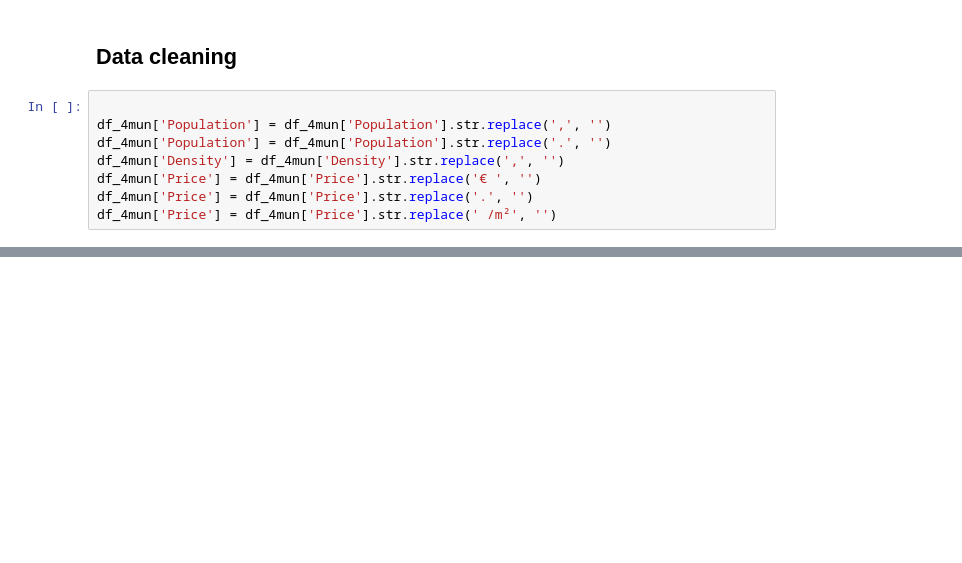
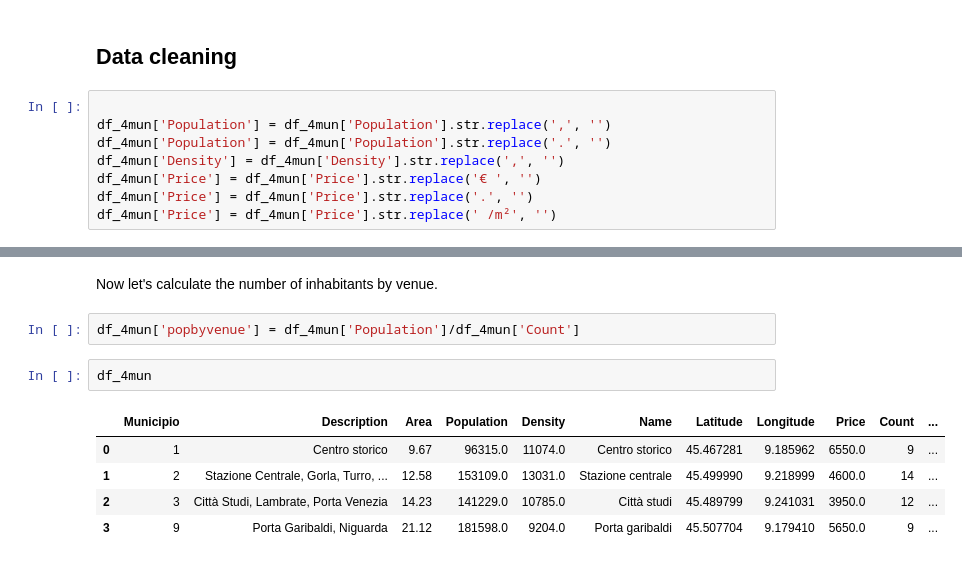
Before and after one commit to it40093/applied_data_science, a Jupyter notebook: 2. The Battle of Neighborhoods.ipynb, the cells around one changed output, grey strips where cells are left out. Drawn from its saved outputs; the diff is of its cells as text; blank space fills up the shorter version.

```diff
--- a/2. The Battle of Neighborhoods.ipynb
+++ b/2. The Battle of Neighborhoods.ipynb
@@ -478,0 +479,12 @@ df_4mun
+# %% [markdown]
+Now let's calculate the number of inhabitants by venue.
+# %%
+df_4mun['popbyvenue'] = df_4mun['Population']/df_4mun['Count']
+# %%
+df_4mun
+# %% [output]
+|  | Municipio | Description | Area | Population | Density | Name | Latitude | Longitude | Price | Count | ... |
+| 0 | 1 | Centro storico | 9.67 | 96315.0 | 11074.0 | Centro storico | 45.467281 | 9.185962 | 6550.0 | 9 | ... |
+| 1 | 2 | Stazione Centrale, Gorla, Turro, ... | 12.58 | 153109.0 | 13031.0 | Stazione centrale | 45.499990 | 9.218999 | 4600.0 | 14 | ... |
+| 2 | 3 | Città Studi, Lambrate, Porta Venezia | 14.23 | 141229.0 | 10785.0 | Città studi | 45.489799 | 9.241031 | 3950.0 | 12 | ... |
+| 3 | 9 | Porta Garibaldi, Niguarda | 21.12 | 181598.0 | 9204.0 | Porta garibaldi | 45.507704 | 9.179410 | 5650.0 | 9 | ... |
```
Also changed, not shown: parts of 15 cells of this notebook.
